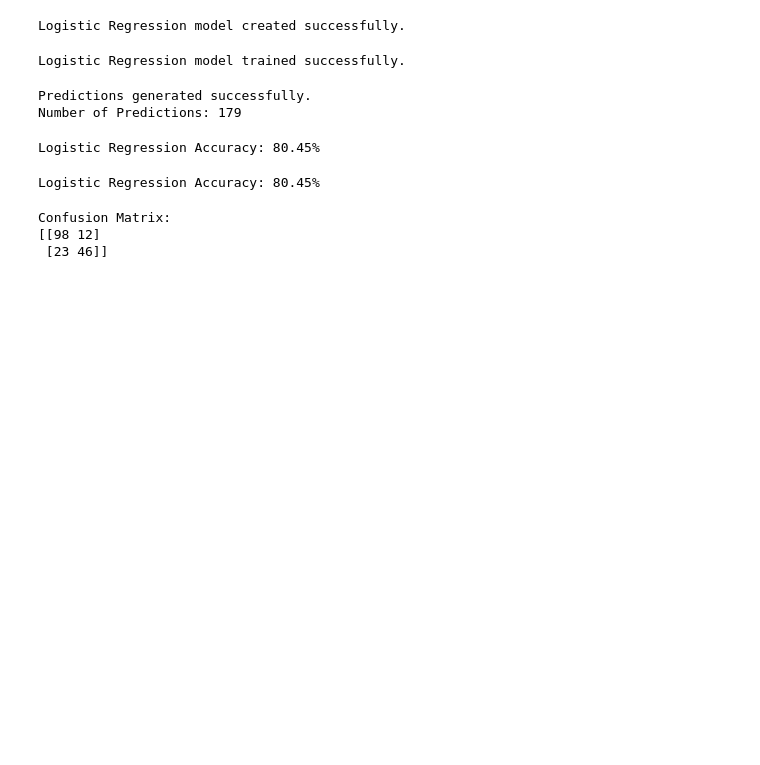
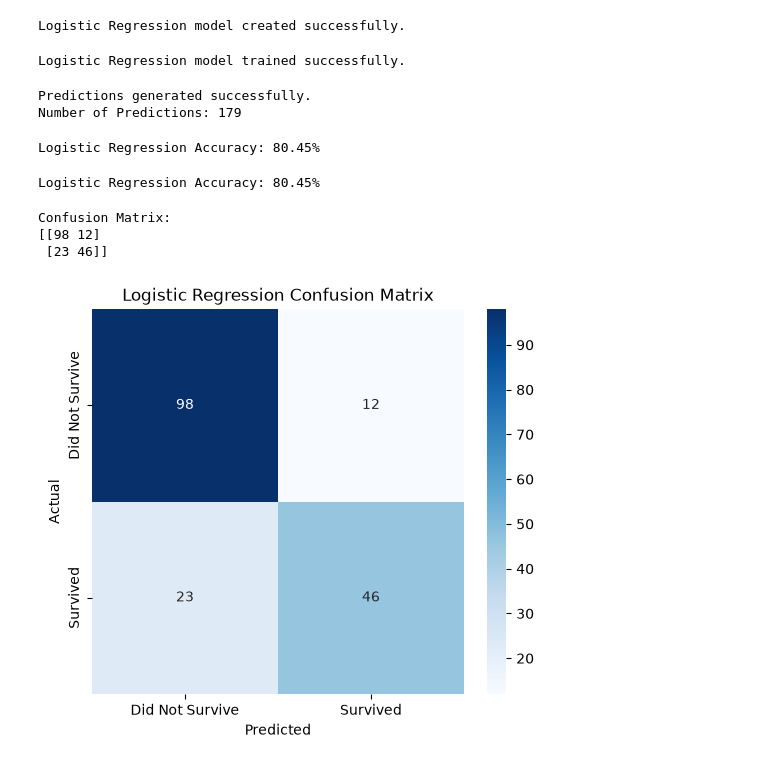
Before and after one commit to zuhranrasool/neurofive-ml-track, a Jupyter notebook: notebooks/Titanic_EDA.ipynb, the cells around one changed output. Saved outputs shown, nothing was run; the diff lists cells and outputs as text; code cells hidden in the pictures; blank space fills up the shorter version.

Commit message:
Visualize confusion matrix

```diff
--- a/notebooks/Titanic_EDA.ipynb
+++ b/notebooks/Titanic_EDA.ipynb
@@ -1175,3 +1175,26 @@ print(cm)
 Confusion Matrix:
 [[98 12]
  [23 46]]
+# %%
+# Visualize the confusion matrix
+
+import matplotlib.pyplot as plt
+import seaborn as sns
+
+plt.figure(figsize=(6, 5))
+
+sns.heatmap(
+    cm,
+    annot=True,
+    fmt="d",
+    cmap="Blues",
+    xticklabels=["Did Not Survive", "Survived"],
+    yticklabels=["Did Not Survive", "Survived"]
+)
+
+plt.xlabel("Predicted")
+plt.ylabel("Actual")
+plt.title("Logistic Regression Confusion Matrix")
+plt.show()
+# %% [output]
+[figure, added]
```
